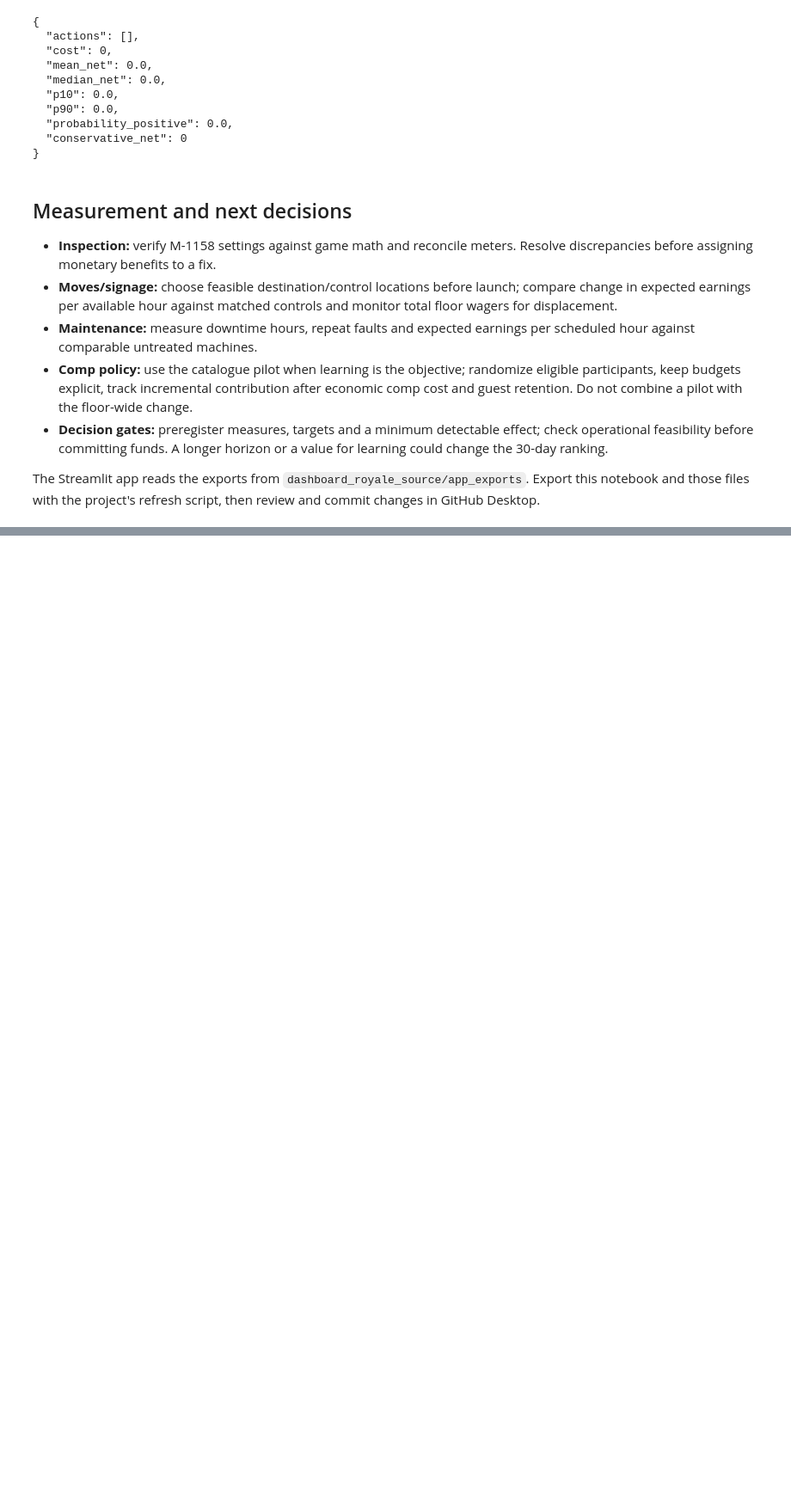
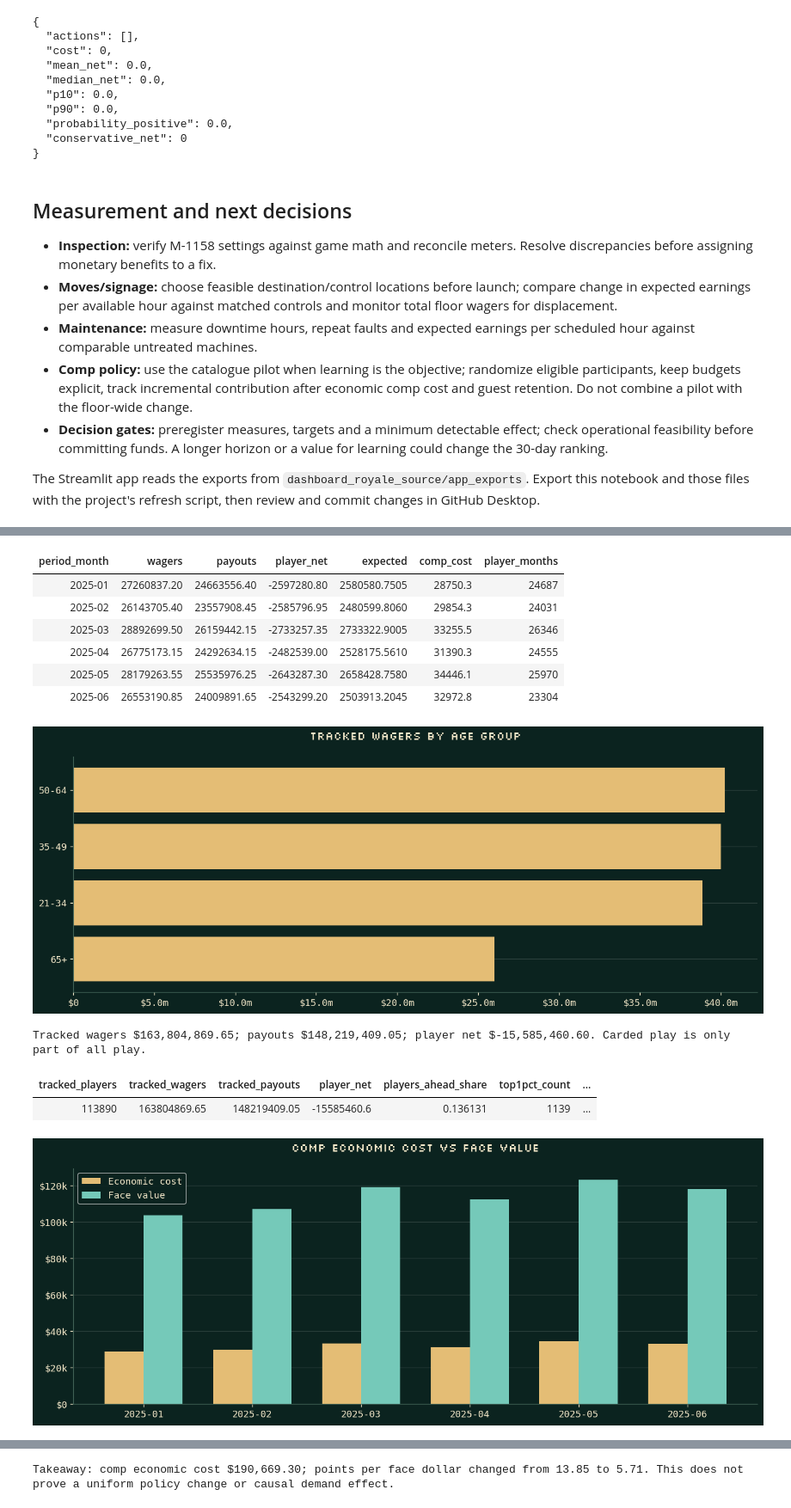
Before and after one commit to KatherKims/dashboard-royale-app, a Jupyter notebook: notebooks/01_data_checks.ipynb, the cells around one changed output, grey strips where cells are left out. Shown at 86% size. Drawn from its saved outputs; the diff is of its cells as text; code cells hidden in the pictures; blank space fills up the shorter version.

```diff
--- a/notebooks/01_data_checks.ipynb
+++ b/notebooks/01_data_checks.ipynb
@@ -835,0 +1065,25 @@ The Streamlit app reads the exports from `dashboard_royale_source/app_exports`.
+# %%
+display(fg.groupby('period_month',as_index=False)[['wagers','payouts','player_net','expected','comp_cost','player_months']].sum())
+cohort=fg.groupby('age_band',as_index=False).wagers.sum().sort_values('wagers')
+fig,ax=figure('Tracked wagers by age group');ax.barh(cohort.age_band,cohort.wagers,color=GOLD);dollars(ax,'x');finish(fig,'10_guest_groups.png')
+print(f'Tracked wagers ${fg.wagers.sum():,.2f}; payouts ${fg.payouts.sum():,.2f}; player net ${fg.player_net.sum():,.2f}. Carded play is only part of all play.')
+display(pd.DataFrame([fr['players']]))
+loyalty=pd.DataFrame(fr['loyalty']);x=np.arange(len(loyalty))
+fig,ax=figure('Comp economic cost vs face value');ax.bar(x-.18,loyalty.cost_cents/100,width=.36,color=GOLD,label='Economic cost');ax.bar(x+.18,loyalty.face_cents/100,width=.36,color=TEAL,label='Face value');ax.set_xticks(x,loyalty.gaming_month);ax.legend();dollars(ax);finish(fig,'11_comp_economics.png')
+fig,ax=figure('Observed redemption conversion');ax.plot(loyalty.gaming_month,loyalty.points_per_face_dollar,'o-',color=GOLD);ax.set_ylabel('Points / face-value dollar');finish(fig,'12_redemption_conversion.png')
+comp=fp.groupby('month',as_index=False).agg(cost=('comp_cost_usd','sum'),theo=('theo_usd','sum'));comp['cost_per_theo']=comp.cost/comp.theo
+fig,ax=figure('Comp cost / expected gaming earnings');ax.plot(comp.month,comp.cost_per_theo,'o-',color=TEAL);ax.yaxis.set_major_formatter(ticker.PercentFormatter(1));finish(fig,'13_comp_ratio.png')
+print(f'Takeaway: comp economic cost ${loyalty.cost_cents.sum()/100:,.2f}; points per face dollar changed from {loyalty.points_per_face_dollar.iloc[0]:.2f} to {loyalty.points_per_face_dollar.iloc[-1]:.2f}. This does not prove a uniform policy change or causal demand effect.')
+# %% [output]
+| period_month | wagers | payouts | player_net | expected | comp_cost | player_months |
+| 2025-01 | 27260837.20 | 24663556.40 | -2597280.80 | 2580580.7505 | 28750.3 | 24687 |
+| 2025-02 | 26143705.40 | 23557908.45 | -2585796.95 | 2480599.8060 | 29854.3 | 24031 |
+| 2025-03 | 28892699.50 | 26159442.15 | -2733257.35 | 2733322.9005 | 33255.5 | 26346 |
+| 2025-04 | 26775173.15 | 24292634.15 | -2482539.00 | 2528175.5610 | 31390.3 | 24555 |
+| 2025-05 | 28179263.55 | 25535976.25 | -2643287.30 | 2658428.7580 | 34446.1 | 25970 |
+| 2025-06 | 26553190.85 | 24009891.65 | -2543299.20 | 2503913.2045 | 32972.8 | 23304 |
+[figure, added]
+Tracked wagers $163,804,869.65; payouts $148,219,409.05; player net $-15,585,460.60. Carded play is only part of all play.
+| tracked_players | tracked_wagers | tracked_payouts | player_net | players_ahead_share | top1pct_count | ... |
+| 113890 | 163804869.65 | 148219409.05 | -15585460.6 | 0.136131 | 1139 | ... |
+[figure, added]
@@ -835,0 +1092 @@ The Streamlit app reads the exports from `dashboard_royale_source/app_exports`.
+Takeaway: comp economic cost $190,669.30; points per face dollar changed from 13.85 to 5.71. This does not prove a uniform policy change or causal demand effect.
```
Also changed, not shown: parts of 29 cells of this notebook, 6 other files.
